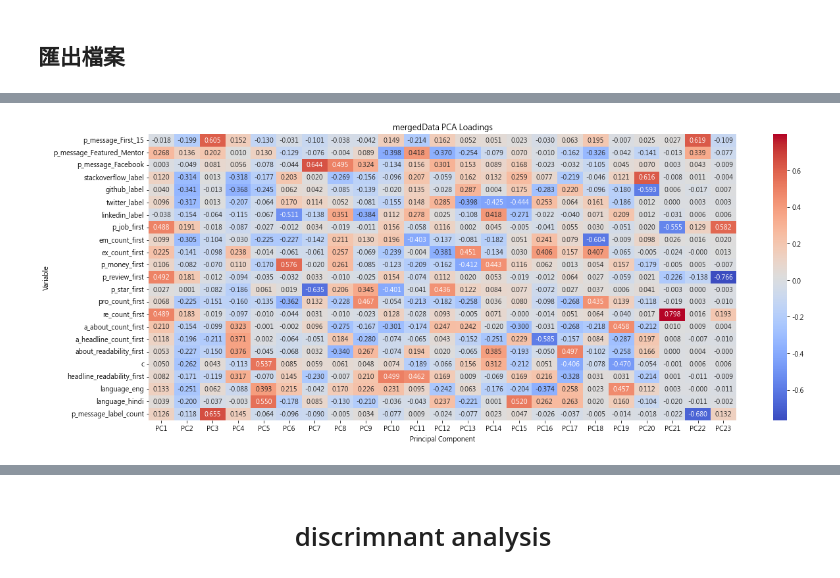
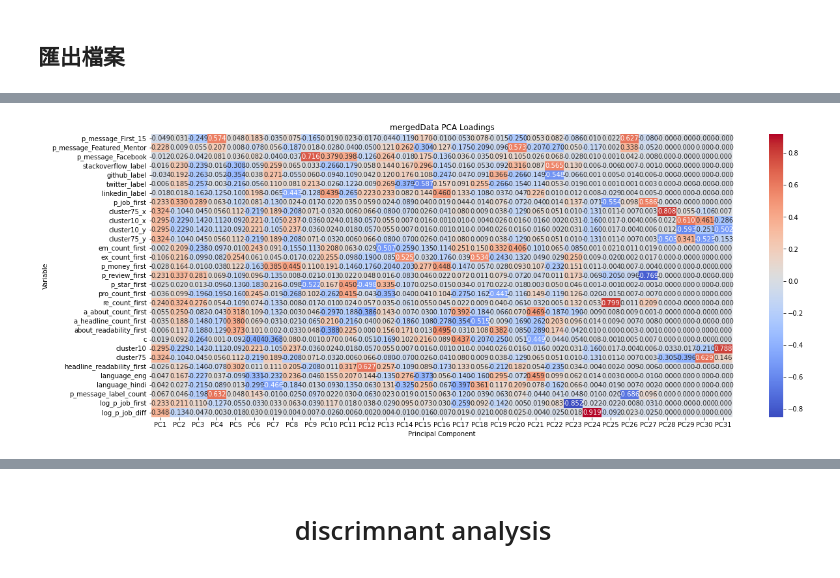
Before and after one commit to o78908/thesis, a Jupyter notebook: codementorCluster.ipynb, the cells around one changed output, grey strips where cells are left out. Cells and saved outputs as stored; diff of their text form; code cells hidden in the pictures.

```diff
--- a/codementorCluster.ipynb
+++ b/codementorCluster.ipynb
@@ -244,7 +234,7 @@ import numpy as np
 df = pd.read_csv(r"C:\Users\Modern 14\Desktop\codementorAll\test\merged_output.csv")
 
 #*******修改********
-# 篩選出評論數大於等於20的鏈接
+# 篩選出評論數大於等於10的鏈接
 link_counts = df['link'].value_counts()
 df = df[df['link'].isin(link_counts[link_counts >= 10].index)]
 
@@ -307,7 +297,7 @@ for col in growth_columns:
     avg_value = df.groupby('link')[col].mean()
     first_value = df.groupby('link')[col].first()
     diff_dict[col + '_diff'] = (max_value - min_value)
-    diff_dict[col + '_avg'] = avg_value
+    # diff_dict[col + '_avg'] = avg_value
     diff_dict[col + '_first'] = first_value
 ############################################
 
@@ -346,3 +336,6 @@ diff_df.rename(columns={'index': 'link'}, inplace=True)
 #*******修改********
 # 篩選出 p_job_diff 大於等於0的連結
 diff_df = diff_df[diff_df['p_job_diff'] >= 0]
+
+# 將 'p_job_diff' 列取對數
+diff_df['log_p_job_diff'] = np.log1p(diff_df['p_job_diff'])
@@ -423 +431,10 @@ Name: p_job_diff, dtype: float64
+# %%
+import numpy as np
+
+# 找到 p_job_diff 列的 75 分位數
+p_job_diff_75th_percentile = np.percentile(diff_df['p_job_diff'], 75)
+
+# 根據條件設置 cluster75 列的值
+diff_df['cluster75'] = np.where(diff_df['p_job_diff'] > p_job_diff_75th_percentile, 1, 0)
+diff_df['cluster10'] = np.where(diff_df['p_job_diff'] > 10, 1, 0)
 # %%
@@ -472,7 +458,7 @@ diff_df.columns.tolist()
 建立3種不同的 social capital dataframe
 # %%
 ##建立embodied_df
-embodied_column = ['link', 'p_message_label_count', 'a_headline_count_diff', 'headline_readability_diff', 'a_about_count_diff','about_readability_diff','language_eng','language_hindi','c','cluster']
+embodied_column = ['link', 'p_message_label_count', 'a_headline_count_diff', 'headline_readability_diff', 'a_about_count_diff','about_readability_diff','language_eng','language_hindi','c','cluster','cluster75','cluster10']
 diff_columns = [col for col in embodied_column if col.endswith('_diff')]
 for col_diff in diff_columns:
     col_first = col_diff.replace('_diff', '_first')
@@ -485,7 +471,7 @@ embodied_df = embodied_df.reindex(sorted(embodied_df.columns), axis=1)
 ############################################
 
 ##建立objectified_df
-objectified_column = ['link', 'p_star_diff', 'p_review_diff', 'p_money_diff', 'em_count_diff', 'ex_count_diff', 'pro_count_diff', 're_count_diff','cluster']
+objectified_column = ['link', 'p_star_diff', 'p_review_diff', 'p_money_diff', 'em_count_diff', 'ex_count_diff', 'pro_count_diff', 're_count_diff','cluster','cluster75','cluster10']
 diff_columns = [col for col in objectified_column if col.endswith('_diff')]
 for col_diff in diff_columns:
     col_first = col_diff.replace('_diff', '_first')
@@ -500,7 +486,7 @@ objectified_df = objectified_df.reindex(sorted(objectified_df.columns), axis=1)
 
 ##建立merged_df
 #20240411
-institutionalized_column = ['link','p_message_First_15' ,'p_message_Featured_Mentor', 'p_message_Facebook','social_link_count','stackoverflow_label','github_label','twitter_label','linkedin_label','p_job_diff','p_job_first','cluster']
+institutionalized_column = ['link','p_message_First_15' ,'p_message_Featured_Mentor', 'p_message_Facebook','social_link_count','stackoverflow_label','github_label','twitter_label','linkedin_label','p_job_diff','p_job_first','cluster','cluster75','cluster10']
 #20240410
 # institutionalized_column = ['link','p_message_First_15' ,'p_message_Featured_Mentor', 'p_message_Facebook','social_link_count','stackoverflow_label','github_label','twitter_label','linkedin_label','p_job_diff','cluster']
 # diff_columns = [col for col in institutionalized_column if col.endswith('_diff')]
@@ -1131,6 +1091,16 @@ merged_pc_df
 # %% [markdown]
 <h2>匯出檔案</h2>
 # %%
-# merged_df[['log_p_job_first', 'log_p_job_diff']] = np.log(merged_df[['p_job_first', 'p_job_diff']])
+from datetime import datetime
+# 獲取當前日期和時間
+current_datetime = datetime.now()
+# 將日期和時間格式化為字符串
+current_datetime = current_datetime.strftime("%Y%m%d_%H%M")
+current_datetime = str(current_datetime)
+
+# 將 'p_job_first' 和 'p_job_diff' 列取對數
+merged_df[['log_p_job_first', 'log_p_job_diff']] = np.log(merged_df[['p_job_first', 'p_job_diff']])
 # merged_df.drop(columns=['cluster_x', 'cluster_y'], inplace=True)
-# merged_df.to_csv(r"C:\Users\Modern 14\Desktop\codementorAll\test\merged_df_0411.csv", index=False)
+merged_df['log_p_job_diff'] = np.log1p(merged_df['p_job_diff'])
+file_path = r"C:\Users\Modern 14\Desktop\codementorAll\test\merged_df_" + current_datetime + ".csv"
+merged_df.to_csv(file_path, index=False)
@@ -1161,26 +1140,27 @@ merged_loadings
 # %%
+merged_df['log_p_job_diff'] = np.log1p(merged_df['p_job_diff'])
 X = merged_df.drop(columns=["cluster","link",'p_job_diff','social_link_count','cluster_x','cluster_y'])  # 自变量
 
 # 对数据进行标准化处理
 scaler = StandardScaler()
 scaled_data = scaler.fit_transform(X)
 
 # 应用PCA
 merged_pca = PCA()
 merged_pca.fit(scaled_data)
 
 # 获取成分加载
 loadings = pd.DataFrame(merged_pca.components_.T, columns=[f'PC{i+1}' for i in range(merged_pca.n_components_)], index=X.columns)
 
 # 绘制成分加载的热力图
 plt.figure(figsize=(20, 8))
 sns.heatmap(loadings, cmap='coolwarm', annot=True, fmt=".3f")
 plt.title('mergedData PCA Loadings')
 plt.xlabel('Principal Component')
 plt.ylabel('Variable')
 plt.show()
 # %% [output]
-[figure, old version]
+[figure, new version]
 # %%
 import numpy as np
 
```
Also changed, not shown: parts of 61 cells of this notebook.
